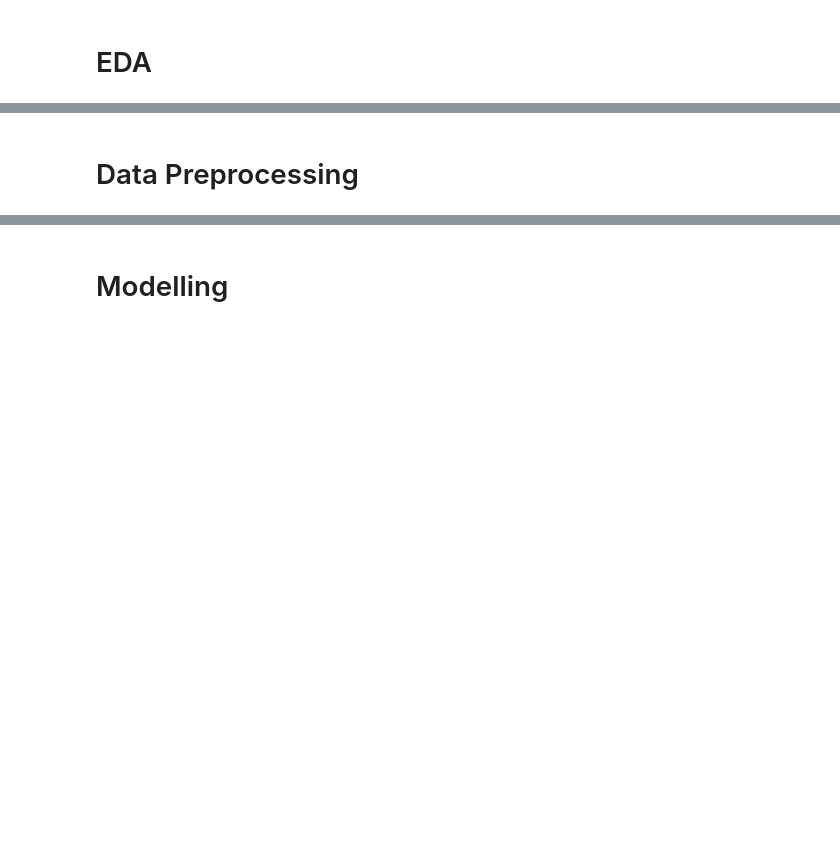
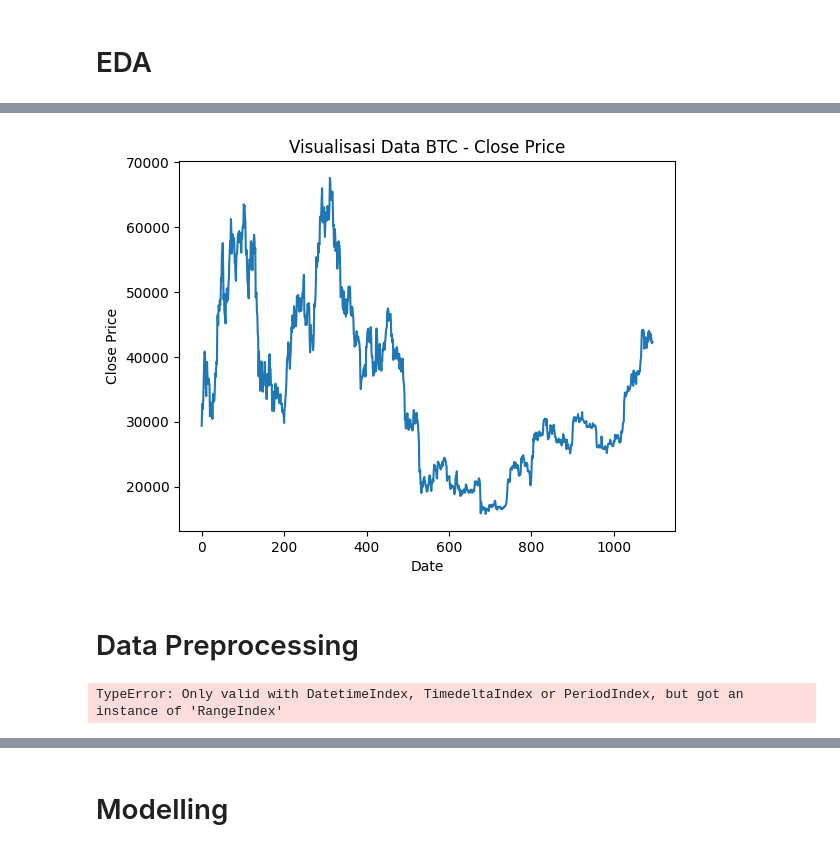
Before and after one commit to adiprrassetyo/forecast-tse-arima, a Jupyter notebook: main.ipynb, the cells around one changed output, grey strips where cells are left out. Drawn from its saved outputs; the diff is of its cells as text; code cells hidden in the pictures; blank space fills up the shorter version.

```diff
--- a/main.ipynb
+++ b/main.ipynb
@@ -39,5 +40,11 @@ from statsmodels.tsa.stattools import adfuller
 from statsmodels.graphics.tsaplots import plot_acf, plot_pacf
 # %% [markdown]
 ## Import Data
+# %%
+data_btc = pd.read_csv("/home/user/forecast-tse-arima/dataset/BTC-USD.csv")
+data_eth = pd.read_csv("/home/user/forecast-tse-arima/dataset/ETH-USD.csv")
+data_bnb = pd.read_csv("/home/user/forecast-tse-arima/dataset/BNB-USD.csv")
+data_sol = pd.read_csv("/home/user/forecast-tse-arima/dataset/SOL-USD.csv")
+data_xrp = pd.read_csv("/home/user/forecast-tse-arima/dataset/XRP-USD.csv")
 # %% [markdown]
 # EDA
@@ -44,2 +112,10 @@ from statsmodels.graphics.tsaplots import plot_acf, plot_pacf
+# %%
+plt.plot(data_btc['Close'])
+plt.xlabel('Date')
+plt.ylabel('Close Price')
+plt.title('Visualisasi Data BTC - Close Price')
+plt.show()
+# %% [output]
+[figure, added]
 # %% [markdown]
 # Data Preprocessing
@@ -45,0 +131,5 @@ from statsmodels.graphics.tsaplots import plot_acf, plot_pacf
+# %%
+#resamply by years
+df_year = data_btc.resample('Y').mean()
+# %% [output]
+TypeError: Only valid with DatetimeIndex, TimedeltaIndex or PeriodIndex, but got an instance of 'RangeIndex'
```
Also changed, not shown: parts of 12 cells of this notebook, 5 other files.
